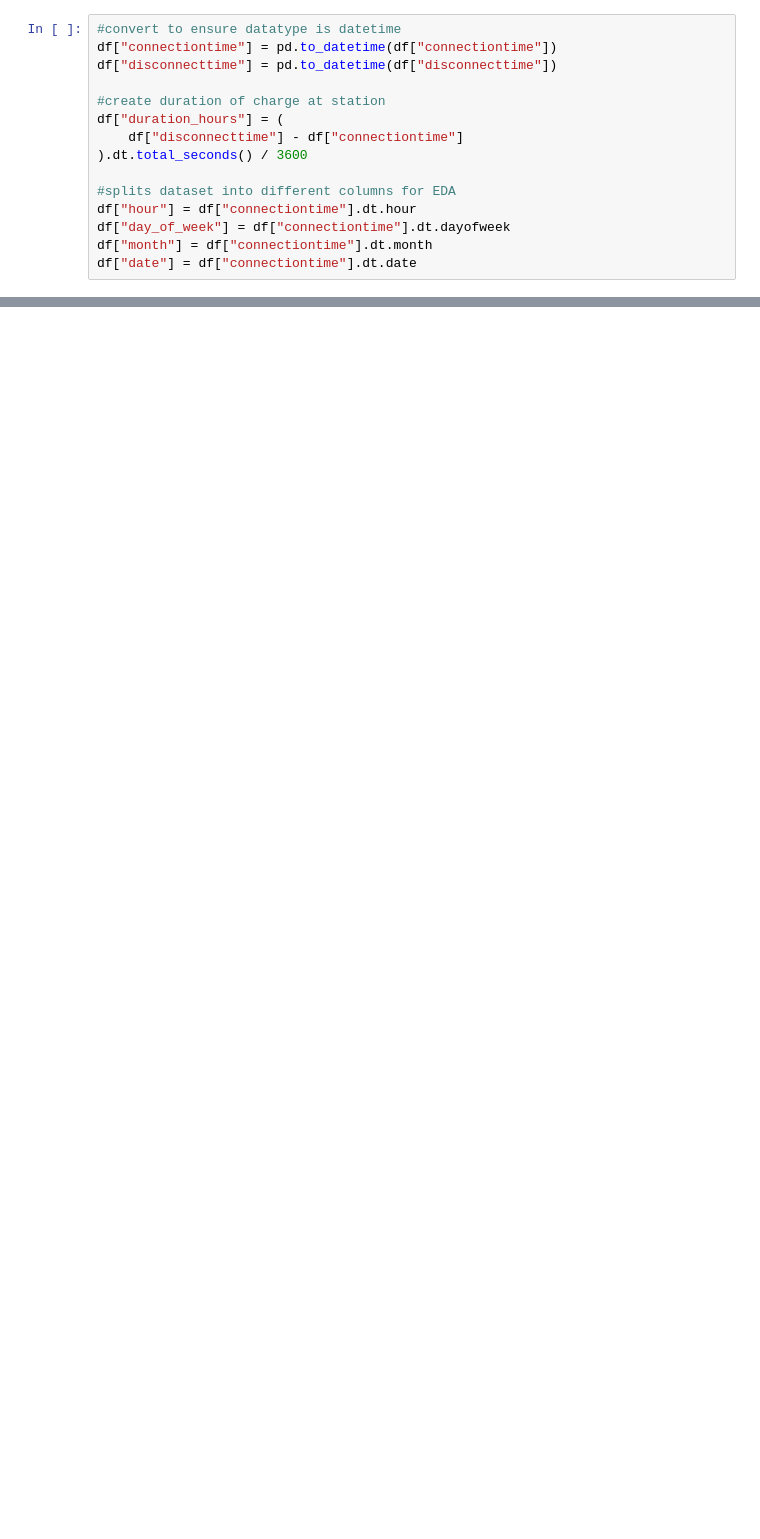
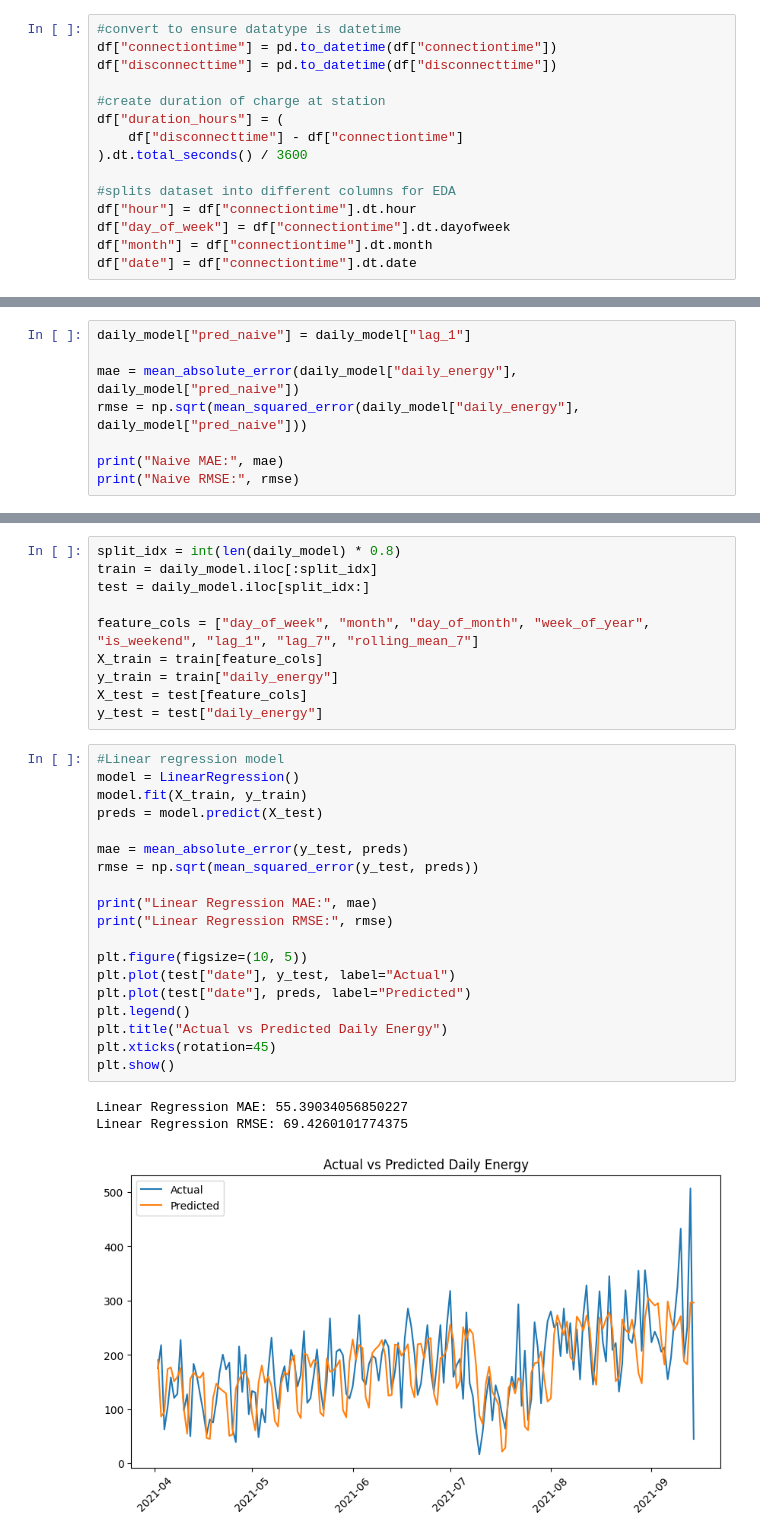
Before and after one commit to HengyiLiu2363/ECE9612-EV-Charging-Forecasting, a Jupyter notebook: notebooks/01_data_inspection.ipynb, the cells around one changed output, grey strips where cells are left out. Cells and saved outputs as stored; diff of their text form; blank space fills up the shorter version.

```diff
--- a/notebooks/01_data_inspection.ipynb
+++ b/notebooks/01_data_inspection.ipynb
@@ -73,0 +156,8 @@ daily.head()
+# %%
+daily_model["pred_naive"] = daily_model["lag_1"]
+
+mae = mean_absolute_error(daily_model["daily_energy"], daily_model["pred_naive"])
+rmse = np.sqrt(mean_squared_error(daily_model["daily_energy"], daily_model["pred_naive"]))
+
+print("Naive MAE:", mae)
+print("Naive RMSE:", rmse)
@@ -73,0 +167,33 @@ daily.head()
+# %%
+split_idx = int(len(daily_model) * 0.8)
+train = daily_model.iloc[:split_idx]
+test = daily_model.iloc[split_idx:]
+
+feature_cols = ["day_of_week", "month", "day_of_month", "week_of_year", "is_weekend", "lag_1", "lag_7", "rolling_mean_7"]
+X_train = train[feature_cols]
+y_train = train["daily_energy"]
+X_test = test[feature_cols]
+y_test = test["daily_energy"]
+# %%
+#Linear regression model
+model = LinearRegression()
+model.fit(X_train, y_train)
+preds = model.predict(X_test)
+
+mae = mean_absolute_error(y_test, preds)
+rmse = np.sqrt(mean_squared_error(y_test, preds))
+
+print("Linear Regression MAE:", mae)
+print("Linear Regression RMSE:", rmse)
+
+plt.figure(figsize=(10, 5))
+plt.plot(test["date"], y_test, label="Actual")
+plt.plot(test["date"], preds, label="Predicted")
+plt.legend()
+plt.title("Actual vs Predicted Daily Energy")
+plt.xticks(rotation=45)
+plt.show()
+# %% [output]
+Linear Regression MAE: 55.39034056850227
+Linear Regression RMSE: 69.4260101774375
+[figure, added]
```
Also changed, not shown: parts of 14 cells of this notebook.
